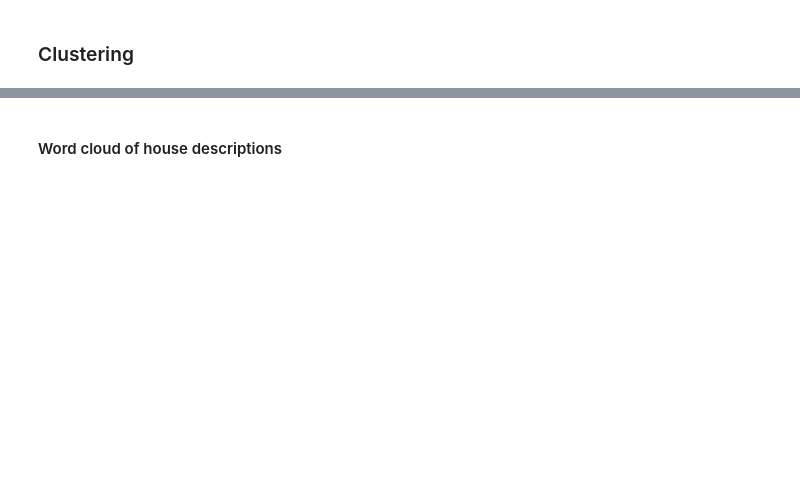
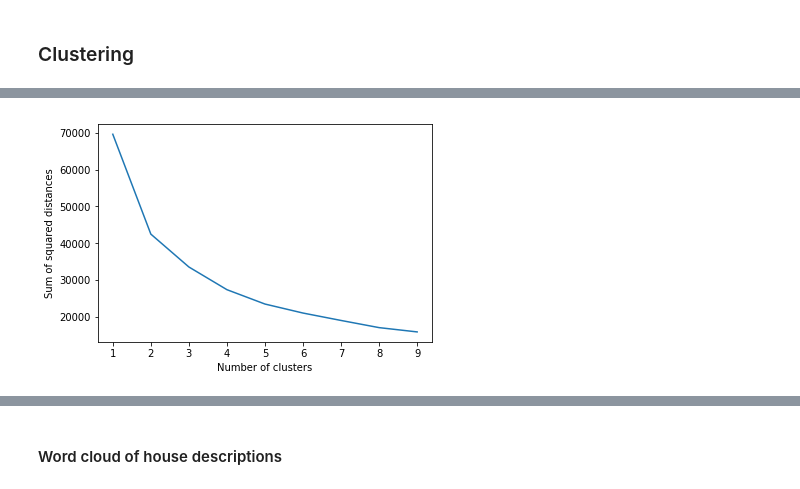
Before and after one commit to Wuj94/ADM_HW4, a Jupyter notebook: Homework_4.ipynb, the cells around one changed output, grey strips where cells are left out. Cells and saved outputs as stored; diff of their text form; code cells hidden in the pictures; blank space fills up the shorter version.

```diff
--- a/Homework_4.ipynb
+++ b/Homework_4.ipynb
@@ -47,0 +60,2 @@ Now, with the dataframe, preproceced, we proceed to create the two databases nee
+# %%
+info_matrix = pd.read_csv("datastIndex_infmatrix.csv")
@@ -51,0 +115,5 @@ Now, with the dataframe, preproceced, we proceed to create the two databases nee
+# %%
+inf_kmeans = cl.KM(info_matrix)
+inf_kmeans.find_elbow()
+# %% [output]
+[figure, added]
```
Also changed, not shown: parts of 39 cells of this notebook.
